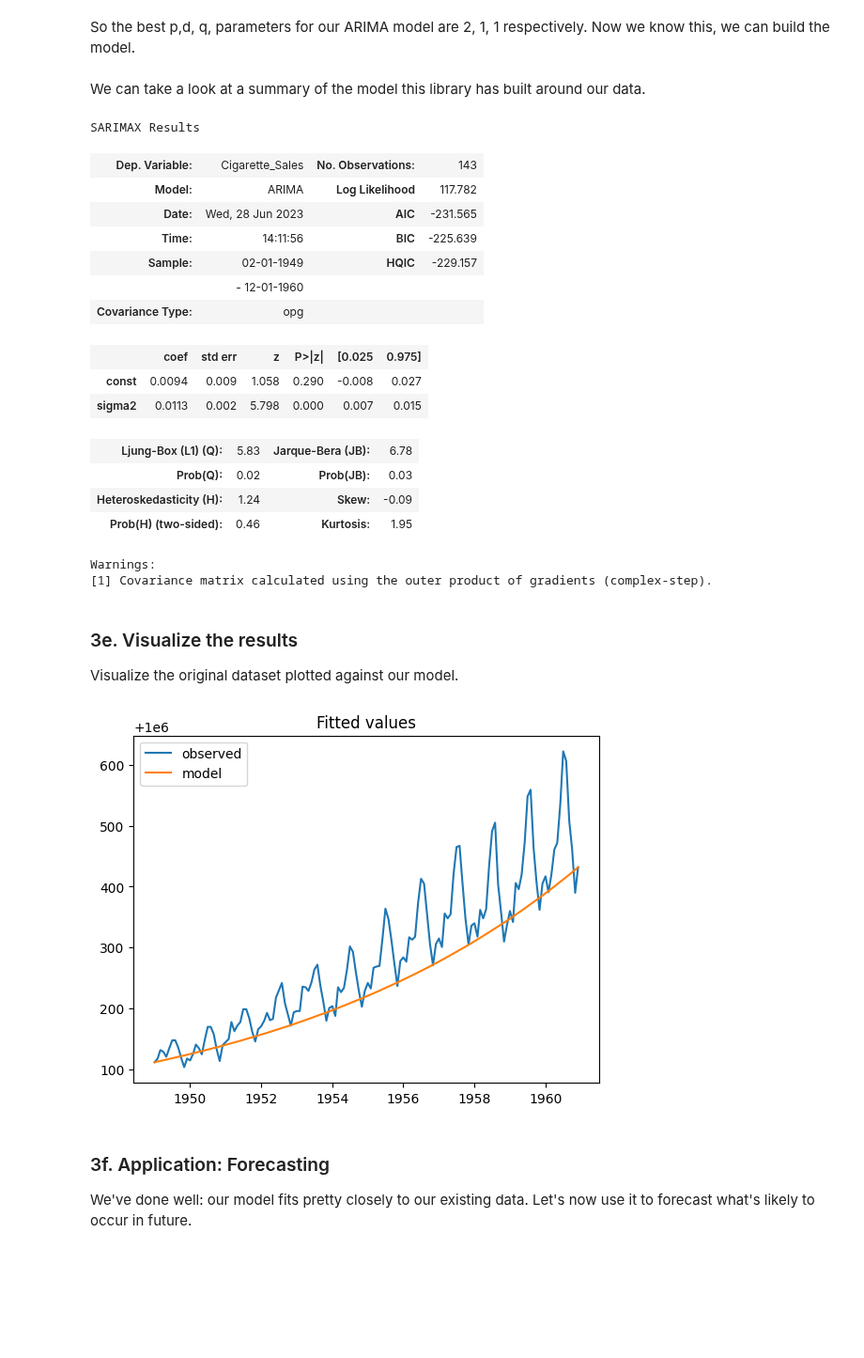
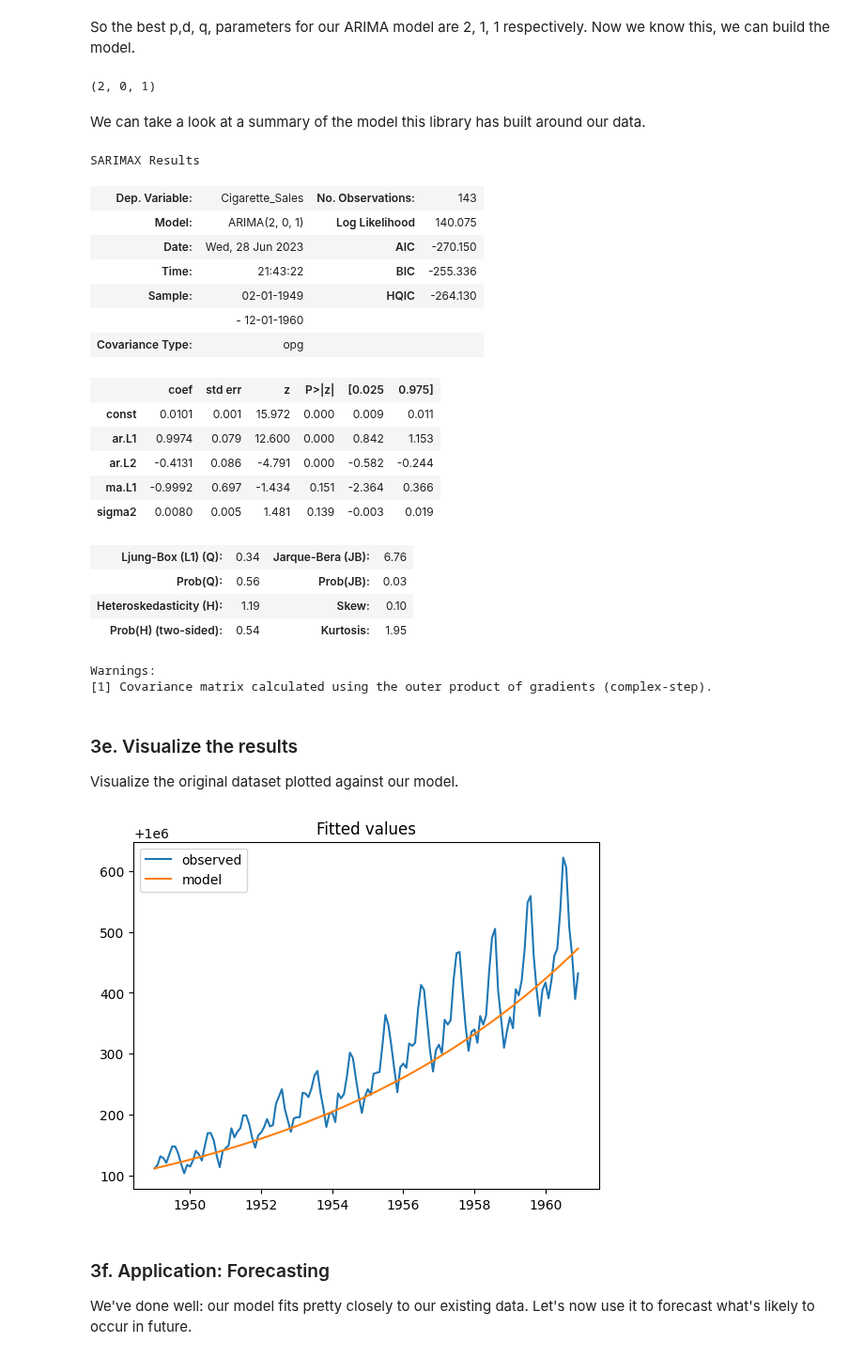
Before and after one commit to msc2106/springboard-data-science, a Jupyter notebook: CowboysCigarettesCaseStudy/Cowboy Cigarettes Case Study - Tier 3.ipynb, the cells around one changed output. Shown at 94% size. Cells and saved outputs as stored; diff of their text form; code cells hidden in the pictures; blank space fills up the shorter version.

Commit message:
fixing loc/iloc bug

```diff
--- a/CowboysCigarettesCaseStudy/Cowboy Cigarettes Case Study - Tier 3.ipynb
+++ b/CowboysCigarettesCaseStudy/Cowboy Cigarettes Case Study - Tier 3.ipynb
@@ -392,8 +392,11 @@ opt_results
 So the best p,d, q, parameters for our ARIMA model are 2, 1, 1 respectively. Now we know this, we can build the model.
 # %%
 # NOTE: I got a bunch of warnings (filtered out in this version) and different results
-best_order = opt_results.loc[0,'order']
+best_order = opt_results.iloc[0]['order']
 opt_arima = tsa.ARIMA(y_log_diff, order=best_order).fit()
+print(best_order)
+# %% [output]
+(2, 0, 1)
 # %% [markdown]
 We can take a look at a summary of the model this library has built around our data.
 # %%
@@ -401,19 +404,22 @@ opt_arima.summary()
 # %% [output]
 SARIMAX Results
 | Dep. Variable: | Cigarette_Sales | No. Observations: | 143 |
-| Model: | ARIMA | Log Likelihood | 117.782 |
-| Date: | Wed, 28 Jun 2023 | AIC | -231.565 |
-| Time: | 14:11:56 | BIC | -225.639 |
-| Sample: | 02-01-1949 | HQIC | -229.157 |
+| Model: | ARIMA(2, 0, 1) | Log Likelihood | 140.075 |
+| Date: | Wed, 28 Jun 2023 | AIC | -270.150 |
+| Time: | 21:43:22 | BIC | -255.336 |
+| Sample: | 02-01-1949 | HQIC | -264.130 |
 |  | - 12-01-1960 |  |  |
 | Covariance Type: | opg |  |  |
 |  | coef | std err | z | P>|z| | [0.025 | 0.975] |
-| const | 0.0094 | 0.009 | 1.058 | 0.290 | -0.008 | 0.027 |
-| sigma2 | 0.0113 | 0.002 | 5.798 | 0.000 | 0.007 | 0.015 |
+| const | 0.0101 | 0.001 | 15.972 | 0.000 | 0.009 | 0.011 |
+| ar.L1 | 0.9974 | 0.079 | 12.600 | 0.000 | 0.842 | 1.153 |
+| ar.L2 | -0.4131 | 0.086 | -4.791 | 0.000 | -0.582 | -0.244 |
+| ma.L1 | -0.9992 | 0.697 | -1.434 | 0.151 | -2.364 | 0.366 |
+| sigma2 | 0.0080 | 0.005 | 1.481 | 0.139 | -0.003 | 0.019 |
-| Ljung-Box (L1) (Q): | 5.83 | Jarque-Bera (JB): | 6.78 |
-| Prob(Q): | 0.02 | Prob(JB): | 0.03 |
-| Heteroskedasticity (H): | 1.24 | Skew: | -0.09 |
-| Prob(H) (two-sided): | 0.46 | Kurtosis: | 1.95 |
+| Ljung-Box (L1) (Q): | 0.34 | Jarque-Bera (JB): | 6.76 |
+| Prob(Q): | 0.56 | Prob(JB): | 0.03 |
+| Heteroskedasticity (H): | 1.19 | Skew: | 0.10 |
+| Prob(H) (two-sided): | 0.54 | Kurtosis: | 1.95 |
 Warnings:
 [1] Covariance matrix calculated using the outer product of gradients (complex-step).
 # %% [markdown]
@@ -421,16 +427,16 @@ Warnings:
 
 Visualize the original dataset plotted against our model.
 # %%
-pred_diffs = opt_arima.predict()
+pred_diffs = opt_arima.predict(dynamic=True)
 pred_vals = y_log_shifted.copy()
 pred_vals[1:] = pred_diffs.cumsum() + pred_vals[0]
 pred_vals = recover_values(pred_vals)
 plt.plot(y, label='observed')
 plt.plot(pred_vals, label='model')
 plt.legend()
 plt.title("Fitted values");
 # %% [output]
-[figure, old version]
+[figure, new version]
 # %% [markdown]
 ### 3f. Application: Forecasting
 
```
Also changed, not shown: parts of 1 cell of this notebook.
